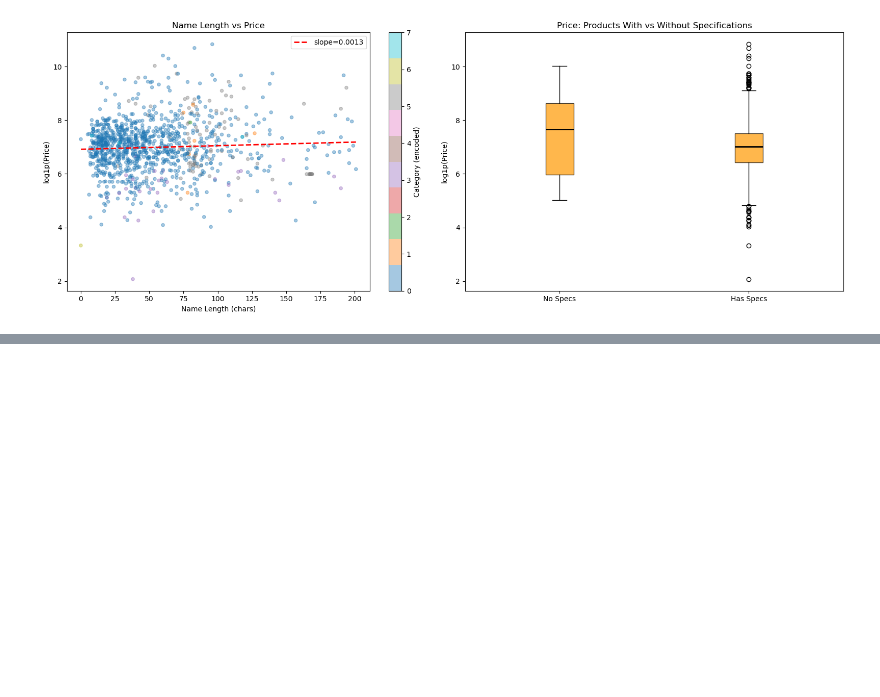
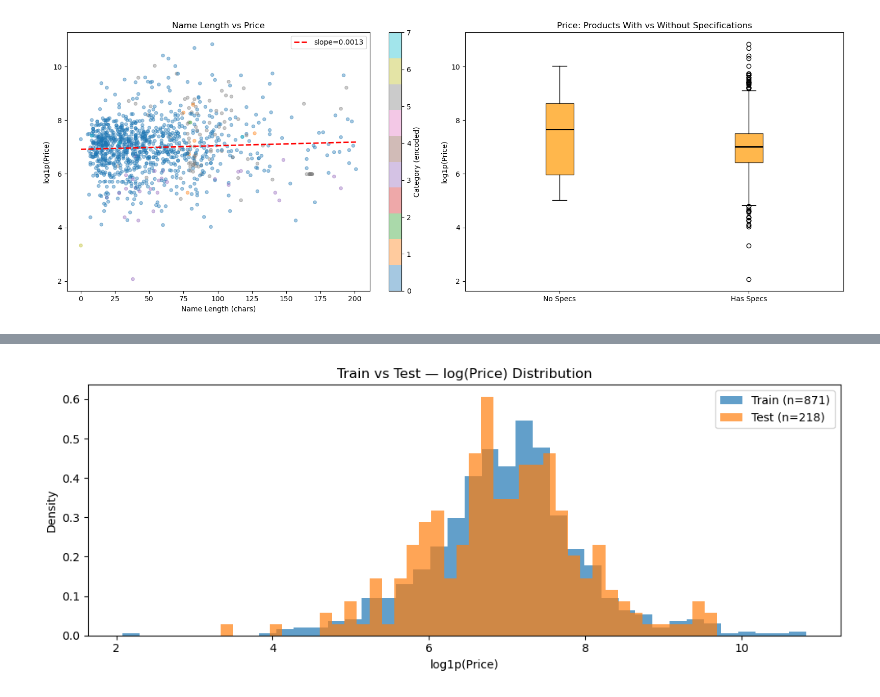
Before and after one commit to Karol-JanethGV/9AIEVND-ADND-Practicas-230323-2, a Jupyter notebook: Practica04/Practica04_230323.ipynb, the cells around one changed output, grey strips where cells are left out. Drawn from its saved outputs; the diff is of its cells as text; code cells hidden in the pictures; blank space fills up the shorter version.

```diff
--- a/Practica04/Practica04_230323.ipynb
+++ b/Practica04/Practica04_230323.ipynb
@@ -757,0 +904,91 @@ plt.tight_layout(); plt.show()
+# %%
+# ============================================================
+# SECTION 9 — ML Problem Framing
+# ============================================================
+
+# Imports necesarios
+import matplotlib.pyplot as plt
+from sklearn.model_selection import train_test_split
+from sklearn.preprocessing import StandardScaler
+
+FEATURE_COLS = [
+    'name_length',
+    'name_words',
+    'has_brand',
+    'has_desc',
+    'has_specs',
+    'is_book',
+    'is_kindle',
+    'is_sports',
+    'is_fiction',
+    'is_nonfiction',
+    'is_tech',
+    'is_cycling',
+    'is_instock',
+    'is_unavailable',
+    'is_lowstock',
+    'primary_cat_enc',
+    'cat1_enc',
+    'avail_enc'
+]
+
+TARGET = 'log_price'
+
+# Crear dataset para ML
+df_ml = df_priced[FEATURE_COLS + [TARGET, 'price_clean']].dropna().copy()
+
+print(f'✅ ML dataset shape : {df_ml.shape}')
+print(f'✅ Features         : {len(FEATURE_COLS)}')
+
+# Variables predictoras y objetivo
+X = df_ml[FEATURE_COLS]
+y = df_ml[TARGET]
+
+# División Train/Test
+X_train, X_test, y_train, y_test = train_test_split(
+    X,
+    y,
+    test_size=0.20,
+    random_state=42
+)
+
+# Escalado
+scaler = StandardScaler()
+
+X_train_s = scaler.fit_transform(X_train)
+X_test_s = scaler.transform(X_test)
+
+print(f'\nTrain: {len(X_train):,} | Test: {len(X_test):,}')
+
+# ============================================================
+# Visualización de la división
+# ============================================================
+
+fig, ax = plt.subplots(figsize=(10, 4))
+
+ax.hist(
+    y_train,
+    bins=40,
+    alpha=0.7,
+    label=f'Train (n={len(y_train)})',
+    density=True
+)
+
+ax.hist(
+    y_test,
+    bins=40,
+    alpha=0.7,
+    label=f'Test (n={len(y_test)})',
+    density=True
+)
+
+ax.set_title('Train vs Test — log(Price) Distribution')
+ax.set_xlabel('log1p(Price)')
+ax.set_ylabel('Density')
+ax.legend()
+
+plt.tight_layout()
+plt.show()
+
+print('✅ Distributions look similar — good split!')
+# %% [output]
@@ -757,0 +999 @@ plt.tight_layout(); plt.show()
+[figure, added]
```
Also changed, not shown: parts of 12 cells of this notebook.
